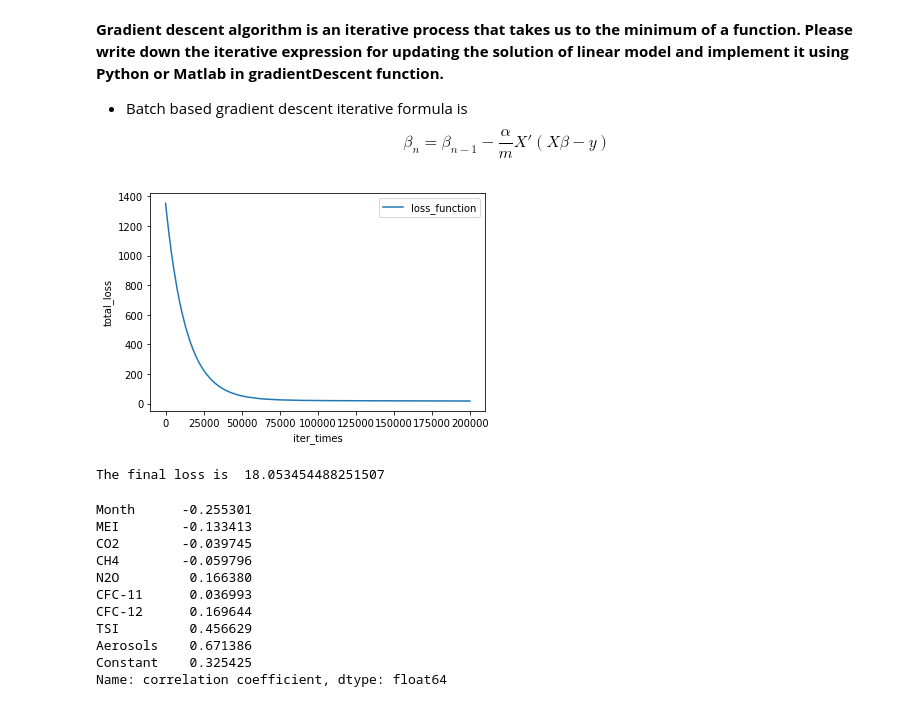
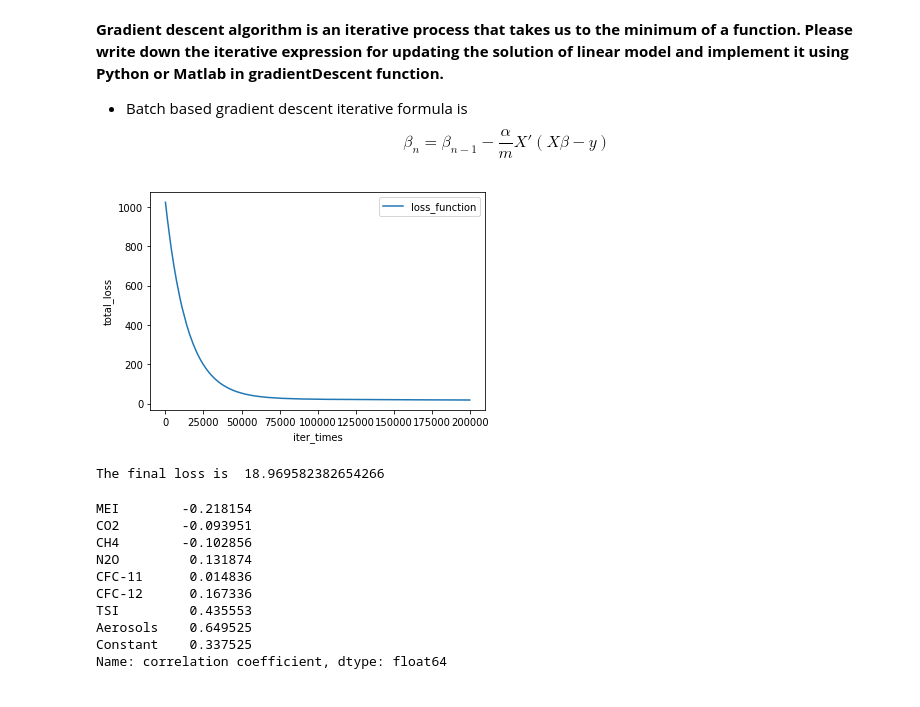
Before and after one commit to Johnxinlei/PHBS_BigData_2019, a Jupyter notebook: Homework_2.ipynb, the cells around one changed output. Cells and saved outputs as stored; diff of their text form; code cells hidden in the pictures.

```diff
--- a/Homework_2.ipynb
+++ b/Homework_2.ipynb
@@ -14,7 +14,7 @@ import matplotlib.pyplot as plt
 df_1 = pd.read_csv("climate_change_1.csv",header = 0)
 df_2 = pd.read_csv("climate_change_2.csv",header = 0)
 training_set = df_1[df_1.Year<=2006]
-testing_set = df_1[df_1.Year>=2006]
+testing_set = df_1[df_1.Year>2006]
 # %%
 n_samples = len(training_set)
 Y=training_set.values[:,-1]
@@ -122,0 +159,35 @@ We can see under L2 regularization, most of coefficient are shrinked compared to
+# %%
+from sklearn.model_selection import KFold
+from sklearn.linear_model import LinearRegression
+from sklearn.metrics import mean_squared_error
+
+model = LinearRegression()
+kf = KFold(n_splits=5)
+
+X = training_set.loc[:, "MEI":"Aerosols"].values
+X = np.insert(X,0,np.ones(X.shape[0]),axis=1)
+y = training_set["Temp"].values
+
+
+lam_list = [0, 0.001, 0.01, 0.1, 1, 10, 20]
+MSE_training = []
+MSE_validation = []
+MSE_test = []
+for each in lam_list:
+    MSE_training_here = 0
+    MSE_validation_here = 0
+    MSE_test_here = 0
+    for train_index, test_index in kf.split(y):
+        X_train, X_test = X[train_index], X[test_index]
+        y_train, y_test = y[train_index], y[test_index]
+
+        theta = closed_form_2(X_train, y_train, lam=each)
+        y_predict = X_train @ theta
+        MSE_training_here += mean_squared_error(y_train, y_predict)
+        y_predict = X_test @ theta
+        MSE_validation_here += mean_squared_error(y_test, y_predict)
+        MSE_test_here += mean_squared_error(testing_set["Temp"].values, testing_set.loc[:, "MEI":"Aerosols"].values @ theta[1:] + theta[0])
+
+    MSE_training.append(MSE_training_here / 5)
+    MSE_validation.append(MSE_validation_here / 5)
+    MSE_test.append(MSE_test_here / 5)
@@ -173,23 +251,22 @@ def gradientDescent(x,y,iter_max=200000, batch=100,alpha=1e-5,
     print("The final loss is ", record[-1])
     result = pd.Series(coeff.A1, index=columns, name="correlation coefficient")
     return result
-
-min_max_scaler = preprocessing.MinMaxScaler()
-scaled_train = min_max_scaler.fit_transform(train_data.iloc[:,1:].values)
-scaled_train = pd.DataFrame(scaled_train, columns = train_data.columns[1:])
-result = gradientDescent(scaled_train.iloc[:,:-1], scaled_train.Temp)
-result
-# %% [output]
-[figure, removed]
-The final loss is  18.053454488251507
-Month      -0.255301
-MEI        -0.133413
-CO2        -0.039745
-CH4        -0.059796
-N2O         0.166380
-CFC-11      0.036993
-CFC-12      0.169644
-TSI         0.456629
-Aerosols    0.671386
-Constant    0.325425
-Name: correlation coefficient, dtype: float64
+# %%
+min_max_scaler = preprocessing.MinMaxScaler()
+scaled_train = min_max_scaler.fit_transform(train_data.iloc[:,2:].values)
+scaled_train = pd.DataFrame(scaled_train, columns = train_data.columns[2:])
+result = gradientDescent(scaled_train.iloc[:,:-1], scaled_train.Temp)
+result
+# %% [output]
+[figure, added]
+The final loss is  18.969582382654266
+MEI        -0.218154
+CO2        -0.093951
+CH4        -0.102856
+N2O         0.131874
+CFC-11      0.014836
+CFC-12      0.167336
+TSI         0.435553
+Aerosols    0.649525
+Constant    0.337525
+Name: correlation coefficient, dtype: float64
```
Also changed, not shown: parts of 10 cells of this notebook.
